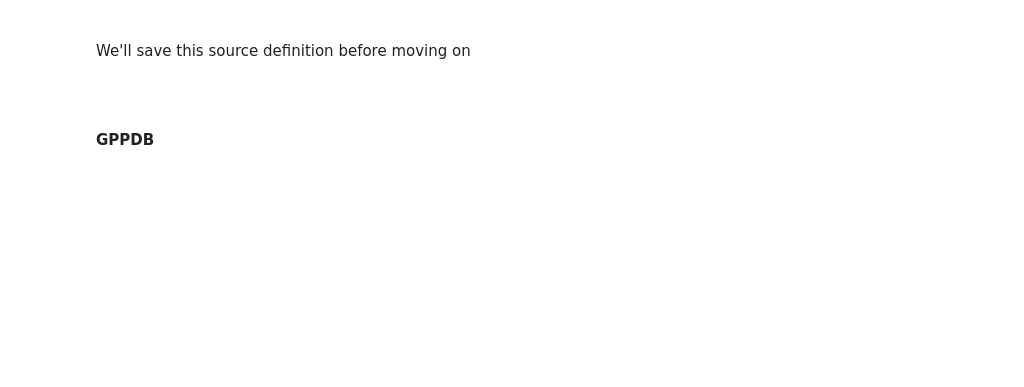
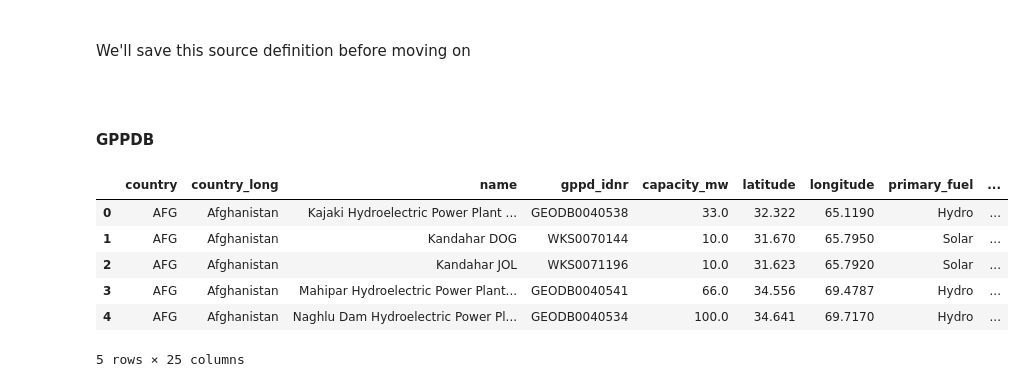
Before and after one commit to OSUKED/Power-Station-Dictionary, a Jupyter notebook: nbs/02-data-definitions.ipynb, the cells around one changed output. Saved outputs shown, nothing was run; the diff lists cells and outputs as text; code cells hidden in the pictures; blank space fills up the shorter version.

Commit message:
Added GPPDB matching to the DB

```diff
--- a/nbs/02-data-definitions.ipynb
+++ b/nbs/02-data-definitions.ipynb
@@ -59,7 +59,9 @@ outputs = {
     'capacity': 'float',
     'sett_bmu_id': 'str',
     'longitude': 'float',
-    'latitude': 'float'
+    'latitude': 'float',
+    'commissioning_year': 'float',
+    'capacity_mw': 'float'
 }
 
 JSON(outputs)
@@ -190,0 +191,14 @@ with open(f'{definitions_dir}/ESAIL.json', 'w') as f:
+# %%
+filename = 'GPPDB.csv'
+
+df_GPPDB = pd.read_csv(f'{raw_data_dir}/{filename}')
+
+df_GPPDB.head()
+# %% [output]
+|  | country | country_long | name | gppd_idnr | capacity_mw | latitude | longitude | primary_fuel | ... |
+| 0 | AFG | Afghanistan | Kajaki Hydroelectric Power Plant ... | GEODB0040538 | 33.0 | 32.322 | 65.1190 | Hydro | ... |
+| 1 | AFG | Afghanistan | Kandahar DOG | WKS0070144 | 10.0 | 31.670 | 65.7950 | Solar | ... |
+| 2 | AFG | Afghanistan | Kandahar JOL | WKS0071196 | 10.0 | 31.623 | 65.7920 | Solar | ... |
+| 3 | AFG | Afghanistan | Mahipar Hydroelectric Power Plant... | GEODB0040541 | 66.0 | 34.556 | 69.4787 | Hydro | ... |
+| 4 | AFG | Afghanistan | Naghlu Dam Hydroelectric Power Pl... | GEODB0040534 | 100.0 | 34.641 | 69.7170 | Hydro | ... |
+5 rows × 25 columns
```
Also changed, not shown: parts of 19 cells of this notebook, 20 other files.
